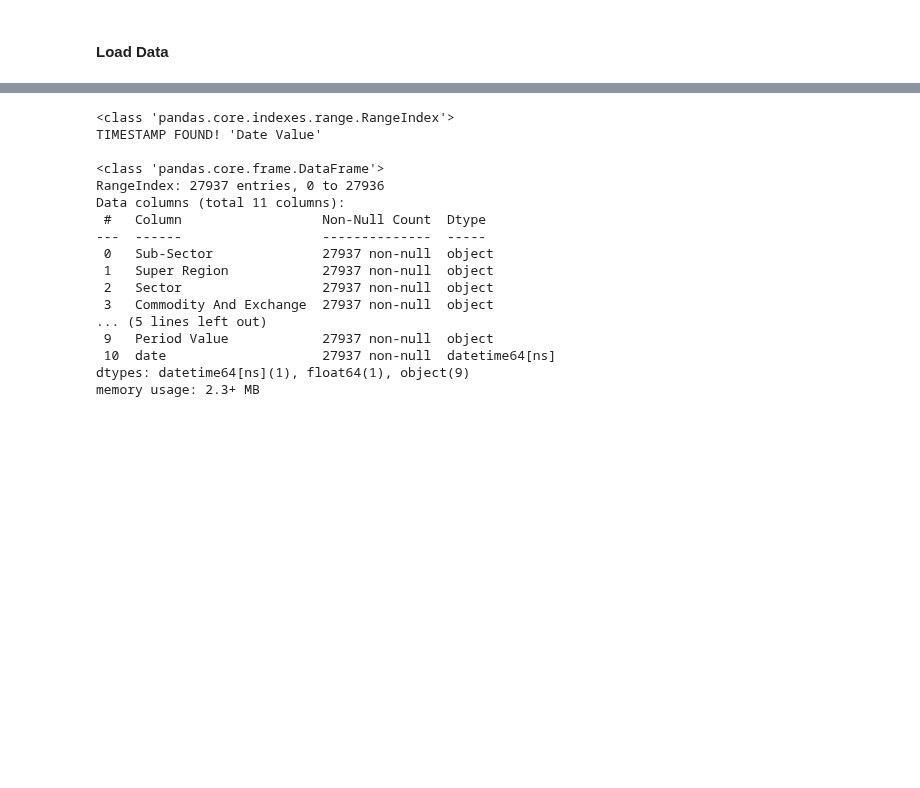
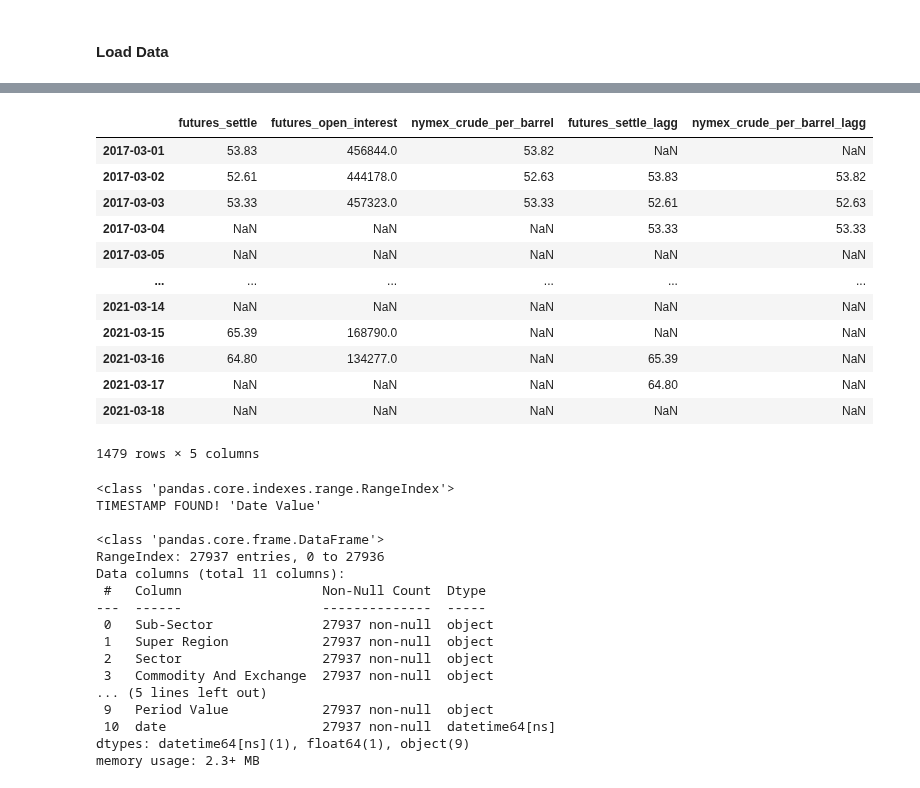
Before and after one commit to griffinwt/Hackathon_March2021, a Jupyter notebook: code/EDA-Brandon/Commodity-Prices.ipynb, the cells around one changed output, grey strips where cells are left out. Drawn from its saved outputs; the diff is of its cells as text; code cells hidden in the pictures; blank space fills up the shorter version.

```diff
--- a/code/EDA-Brandon/Commodity-Prices.ipynb
+++ b/code/EDA-Brandon/Commodity-Prices.ipynb
@@ -155,3 +155,8 @@ def LOAD_DATA(filepath, filename):
 #
 ## Look at the mismatched dates due to holiday conflicts
 #df_0[df_0.isnull().any(axis=1)]
+# %%
+base = pd.to_datetime('03-01-2017')
+date_list = [base + datetime.timedelta(days=x) for x in range(1479)]
+display(date_list[0])
+display(date_list[-1])
@@ -157,0 +166,11 @@ def LOAD_DATA(filepath, filename):
+# %%
+data = pd.read_csv('../../data/Financial_Market/commodities.csv',
+                   parse_dates=True,
+                   index_col = 'Date Value',
+                   infer_datetime_format=True,
+                   keep_date_col=True)
+dataframe = pd.DataFrame(data[data.Indicator == 'SETTLE'].Value, index = date_list)
+dataframe.rename(columns = {'Value':'futures_settle'}, inplace = True)
+dataframe['futures_open_interest'] = pd.DataFrame(data[data.Indicator == 'PREVIOUS DAY OPEN INTEREST'].Value, index = date_list)
+dataframe['nymex_crude_per_barrel'] = pd.DataFrame(data[data.Indicator == 'PRICE IN USD'].Value, index = date_list)
+dataframe
@@ -157,0 +225,18 @@ def LOAD_DATA(filepath, filename):
+# %%
+for col in ['futures_settle','nymex_crude_per_barrel']:
+    dataframe[f'{col}_lagg'] = dataframe[f'{col}'].shift(1)
+dataframe
+# %% [output]
+|  | futures_settle | futures_open_interest | nymex_crude_per_barrel | futures_settle_lagg | nymex_crude_per_barrel_lagg |
+| 2017-03-01 | 53.83 | 456844.0 | 53.82 | NaN | NaN |
+| 2017-03-02 | 52.61 | 444178.0 | 52.63 | 53.83 | 53.82 |
+| 2017-03-03 | 53.33 | 457323.0 | 53.33 | 52.61 | 52.63 |
+| 2017-03-04 | NaN | NaN | NaN | 53.33 | 53.33 |
+| 2017-03-05 | NaN | NaN | NaN | NaN | NaN |
+| ... | ... | ... | ... | ... | ... |
+| 2021-03-14 | NaN | NaN | NaN | NaN | NaN |
+| 2021-03-15 | 65.39 | 168790.0 | NaN | NaN | NaN |
+| 2021-03-16 | 64.80 | 134277.0 | NaN | 65.39 | NaN |
+| 2021-03-17 | NaN | NaN | NaN | 64.80 | NaN |
+| 2021-03-18 | NaN | NaN | NaN | NaN | NaN |
+1479 rows × 5 columns
```
Also changed, not shown: parts of 7 cells of this notebook, 6 other files.
